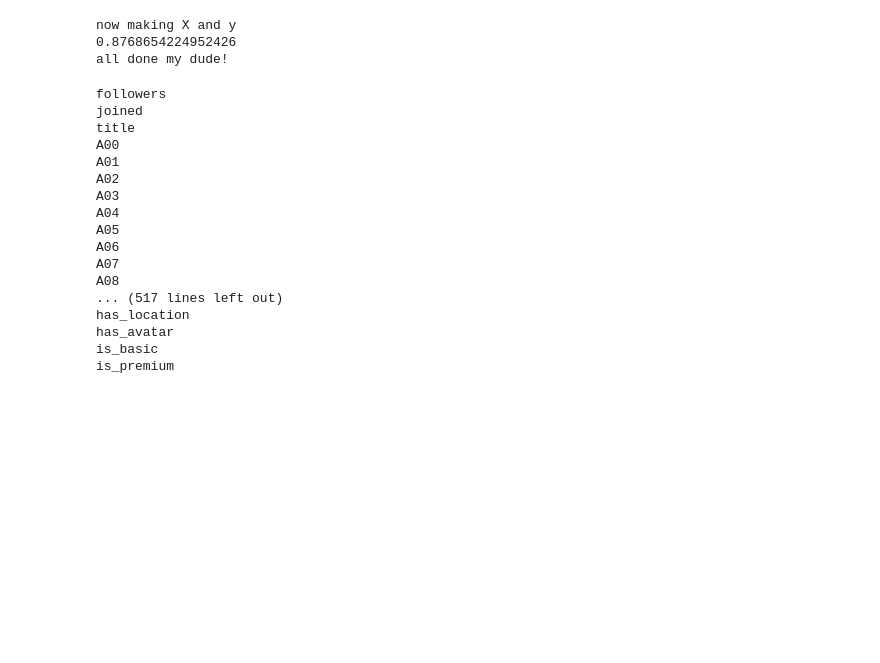
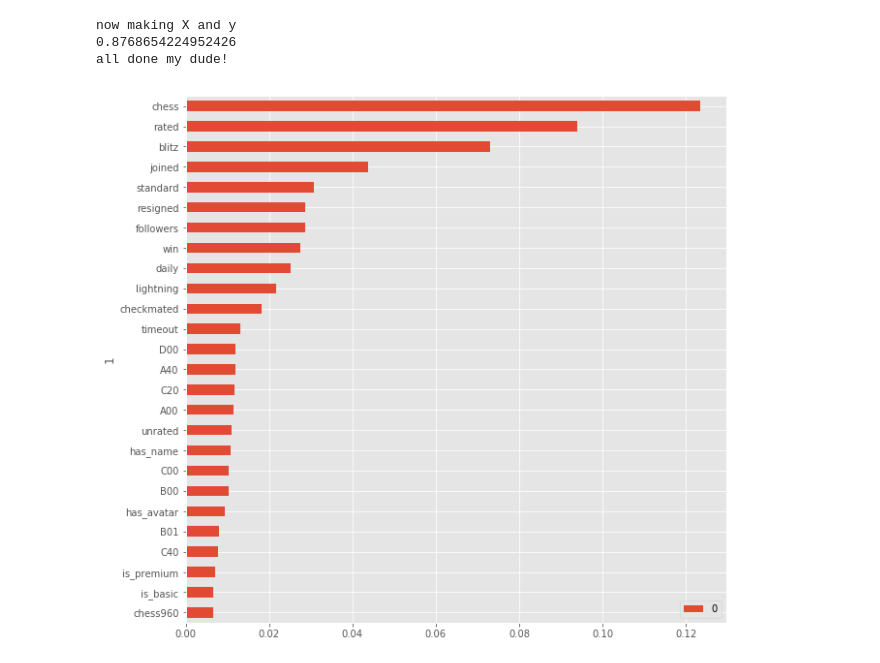
Before and after one commit to Bmcgarry194/ChessStyle, a Jupyter notebook: mongodb.ipynb, the cells around one changed output. Saved outputs shown, nothing was run; the diff lists cells and outputs as text; code cells hidden in the pictures; blank space fills up the shorter version.

```diff
--- a/mongodb.ipynb
+++ b/mongodb.ipynb
@@ -232,8 +232,8 @@ def plot_best_features(values, features, figsize_x=10, figsize_y=10):
 
     new_df.plot.barh(figsize=(figsize_x,figsize_y))
 
-values, features = rf_best_features(X_test[['rated', 'D00']], y_test, 26)
-plot_best_features(values, features)
+# values, features = rf_best_features(X_test[['rated', 'D00']], y_test, 26)
+# plot_best_features(values, features)
 # %%
 def games_in_a_month(games_column, player, month):
     return len(games_column[player][month][0]['games'])
@@ -481,24 +481,8 @@ print('all done my dude!')
 now making X and y
 0.8768654224952426
 all done my dude!
-# %%
-for column in X.columns:
-    print(column)
-# %% [output]
-followers
-joined
-title
-A00
-A01
-A02
-A03
-A04
-A05
-A06
-A07
-A08
-... (517 lines left out)
-has_location
-has_avatar
-is_basic
-is_premium
+# %%
+values, features = rf_best_features(X_test[['']], y_test, 26)
+plot_best_features(values, features)
+# %% [output]
+[figure, added]
```
Also changed, not shown: parts of 1 cell of this notebook, 3 other files.
